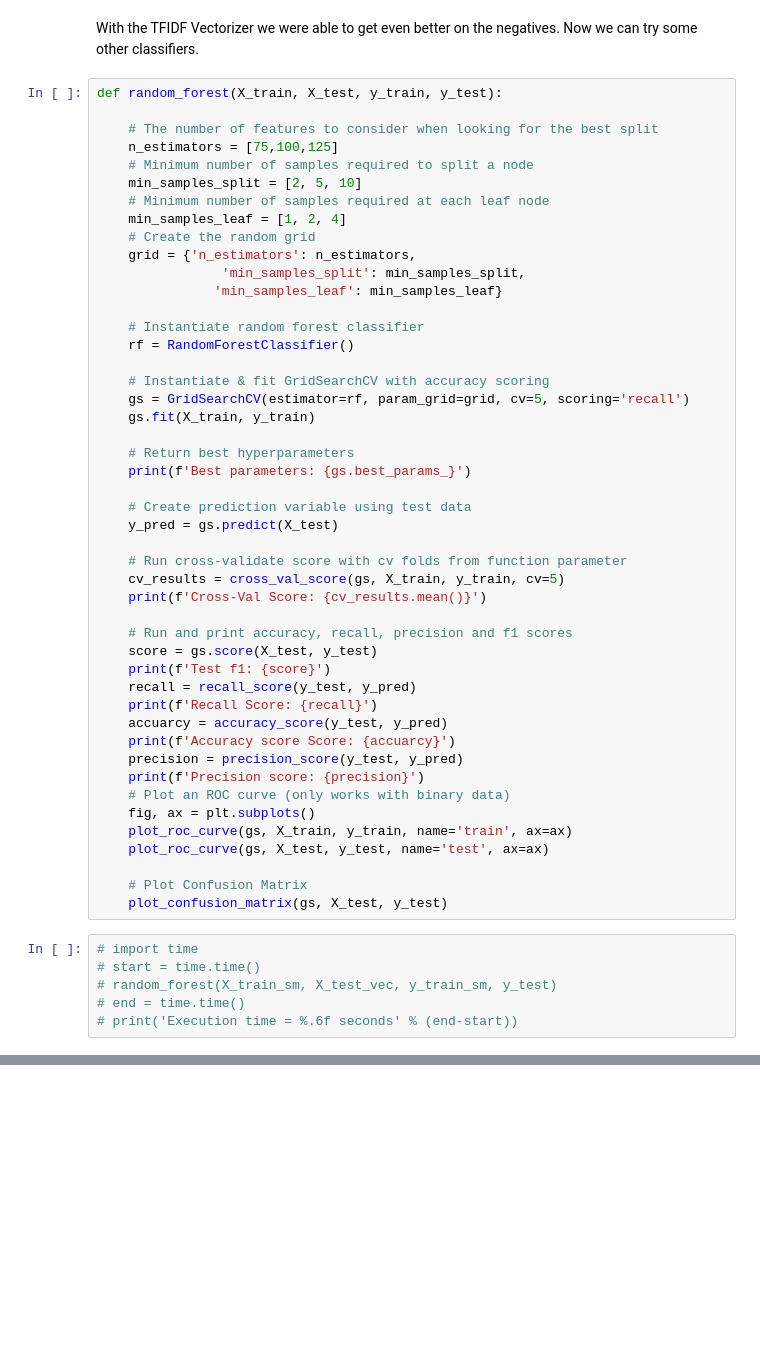
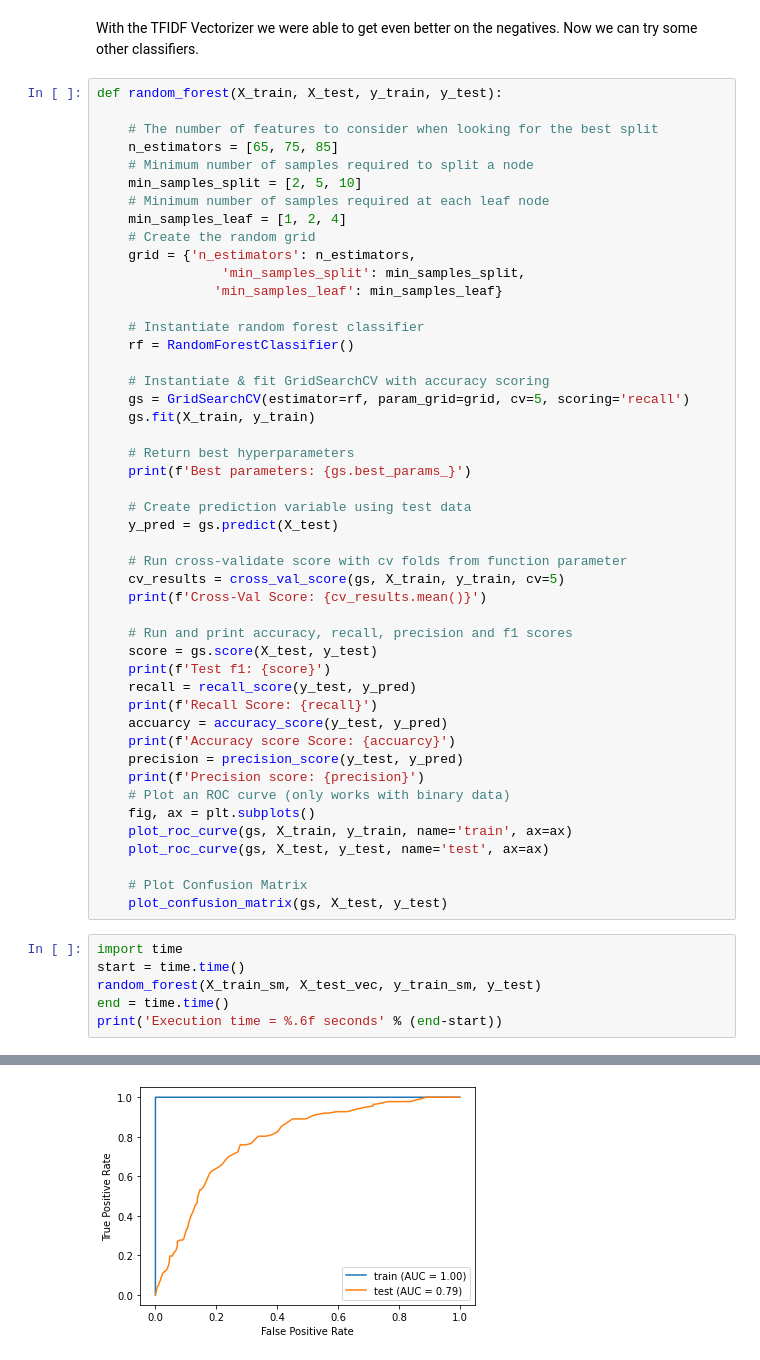
Before and after one commit to MNemanow/product_sentiment_nlp, a Jupyter notebook: modeling.ipynb, the cells around one changed output, grey strips where cells are left out. Drawn from its saved outputs; the diff is of its cells as text; blank space fills up the shorter version.

```diff
--- a/modeling.ipynb
+++ b/modeling.ipynb
@@ -321,7 +321,7 @@ With the TFIDF Vectorizer we were able to get even better on the negatives. Now
 def random_forest(X_train, X_test, y_train, y_test):
 
     # The number of features to consider when looking for the best split
-    n_estimators = [75,100,125]
+    n_estimators = [65, 75, 85]
     # Minimum number of samples required to split a node
     min_samples_split = [2, 5, 10]
     # Minimum number of samples required at each leaf node
@@ -365,8 +365,9 @@ def random_forest(X_train, X_test, y_train, y_test):
     # Plot Confusion Matrix
     plot_confusion_matrix(gs, X_test, y_test)
 # %%
-# import time
-# start = time.time()
-# random_forest(X_train_sm, X_test_vec, y_train_sm, y_test)
-# end = time.time()
-# print('Execution time = %.6f seconds' % (end-start))
+import time
+start = time.time()
+random_forest(X_train_sm, X_test_vec, y_train_sm, y_test)
+end = time.time()
+print('Execution time = %.6f seconds' % (end-start))
+# %% [output]
@@ -372,0 +381 @@ def random_forest(X_train, X_test, y_train, y_test):
+[figure, added]
```
Also changed, not shown: parts of 4 cells of this notebook, 2 other files.
